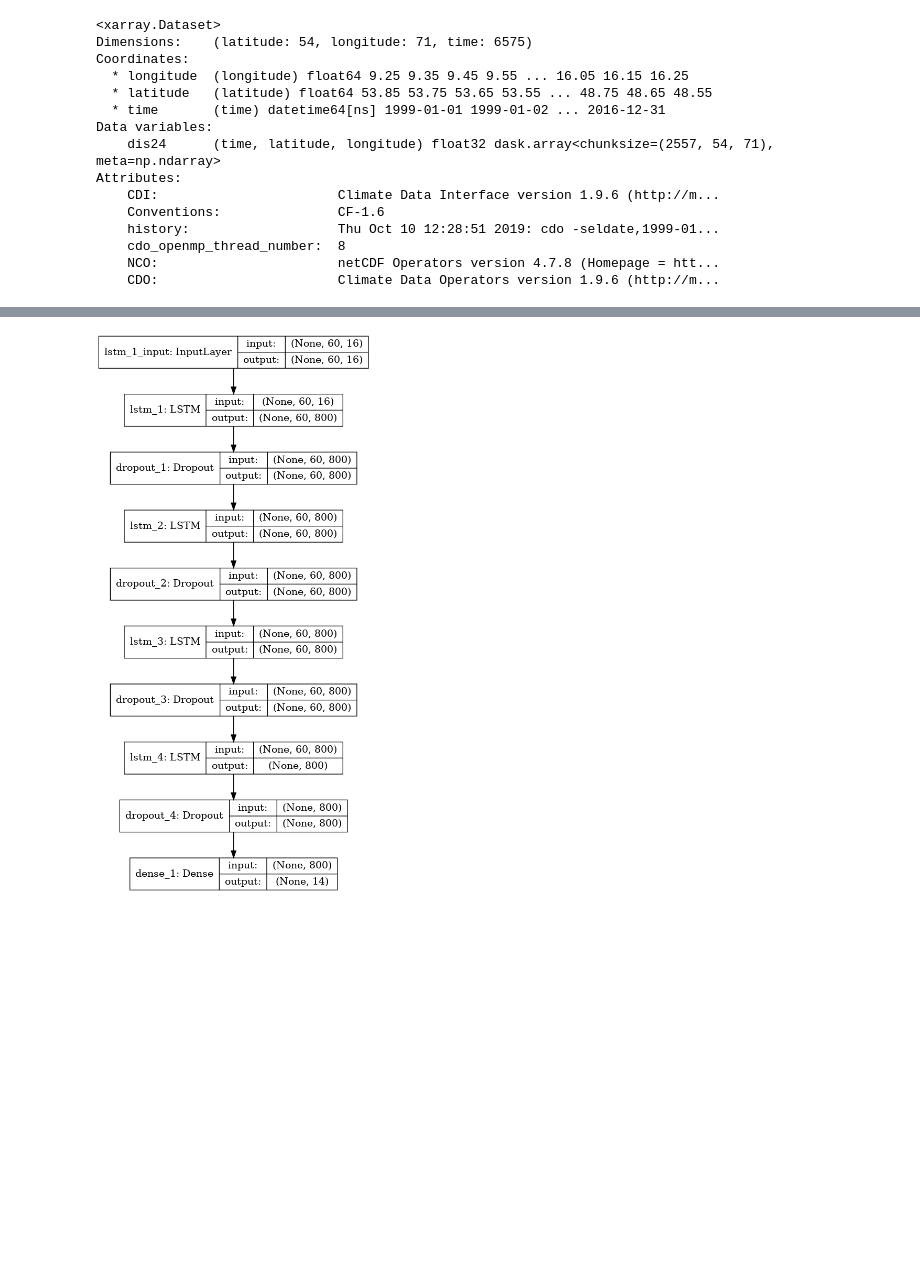
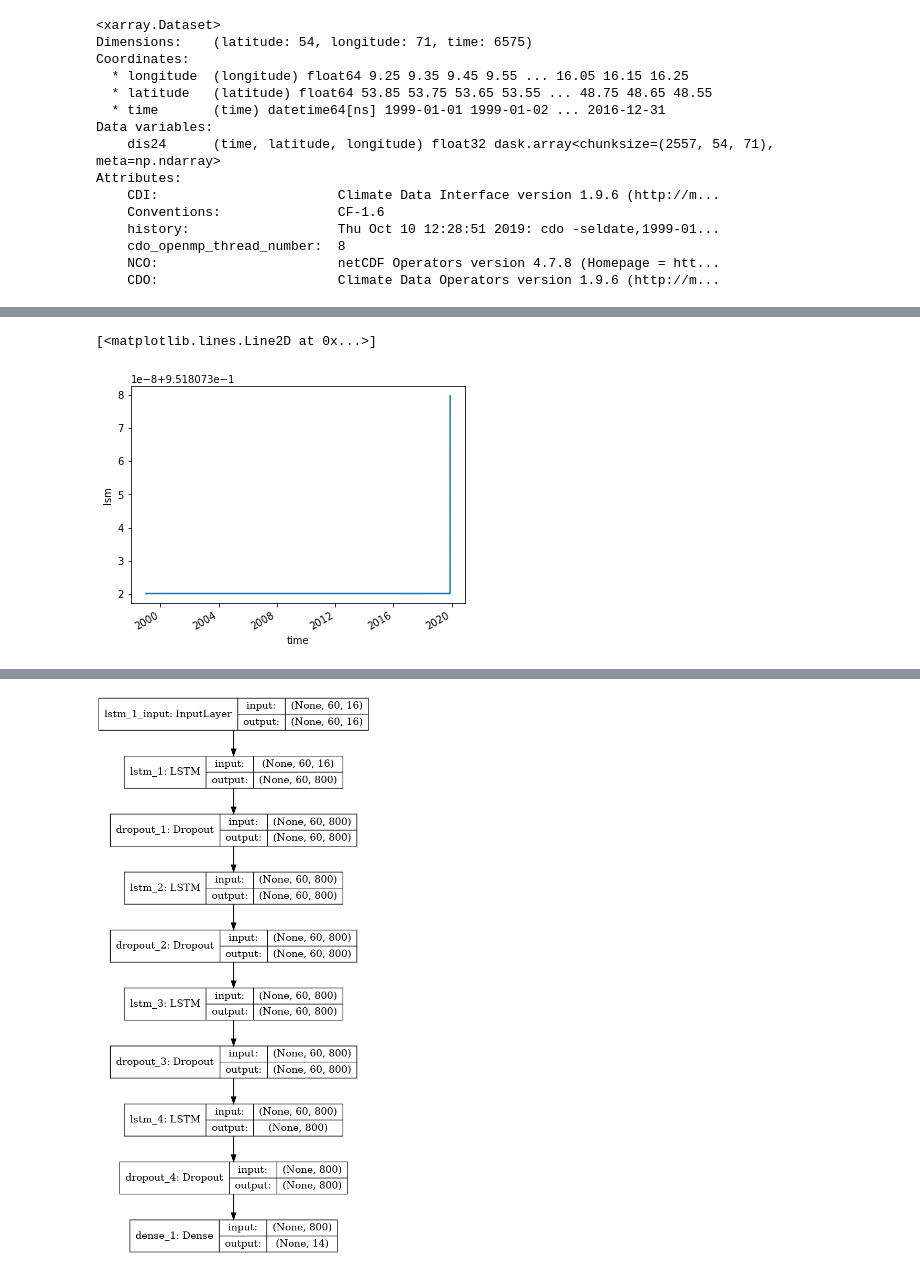
Before and after one commit to Gongsta/flood-prediction, a Jupyter notebook: jupyter/Models/elbe_model.ipynb, the cells around one changed output, grey strips where cells are left out. Saved outputs shown, nothing was run; the diff lists cells and outputs as text; code cells hidden in the pictures; blank space fills up the shorter version.

```diff
--- a/jupyter/Models/elbe_model.ipynb
+++ b/jupyter/Models/elbe_model.ipynb
@@ -52,7 +52,7 @@ on the order the datasets are supplied in future, please use the new
 open_mfdataset).
   from_openmfds=True,
 # %%
-era5_loaded = xr.open_mfdataset("/Volumes/portableHardDisk/data/Elbe/reanalysis-era5-single-levels_convective_precipitation,land_sea_mask,large_scale_precipitation,runoff,slope_of_sub_gridscale_orography,soil_type,total_column_water_vapour,volumetric_soil_water_layer_1,volumetric_soil_water_layer_2_*.nc", combine="by_coords")
+era5_loaded = xr.open_mfdataset("../../data/Elbe/reanalysis-era5-single-levels_convective_precipitation,land_sea_mask,large_scale_precipitation,runoff,slope_of_sub_gridscale_orography,soil_type,total_column_water_vapour,volumetric_soil_water_layer_1,volumetric_soil_water_layer_2_*.nc", combine="by_coords")
 # %%
 era5_loaded
 # %% [output]
@@ -123,0 +141,5 @@ y_point = y_point.drop(['latitude','longitude'])
+# %%
+X_point['lsm'].plot()
+# %% [output]
+[<matplotlib.lines.Line2D at 0x...>]
+[figure, added]
```
Also changed, not shown: parts of 34 cells of this notebook, 18 other files.
